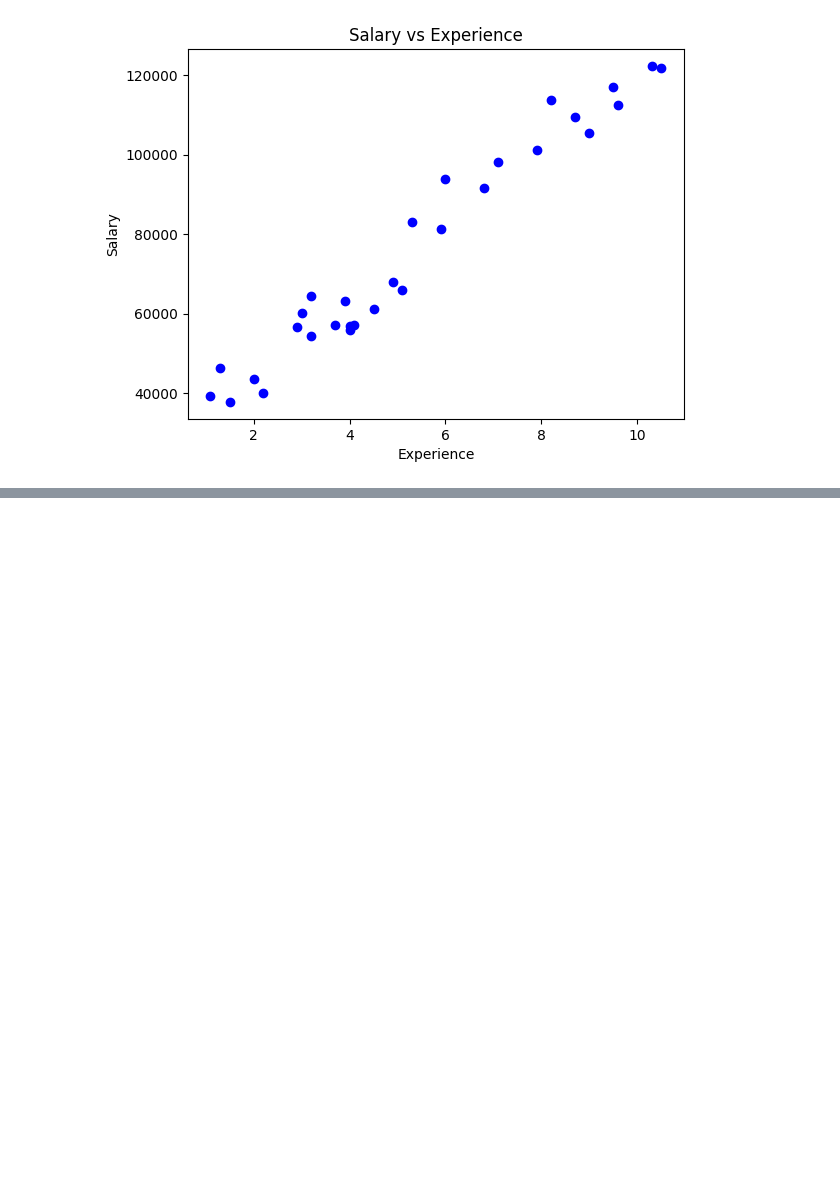
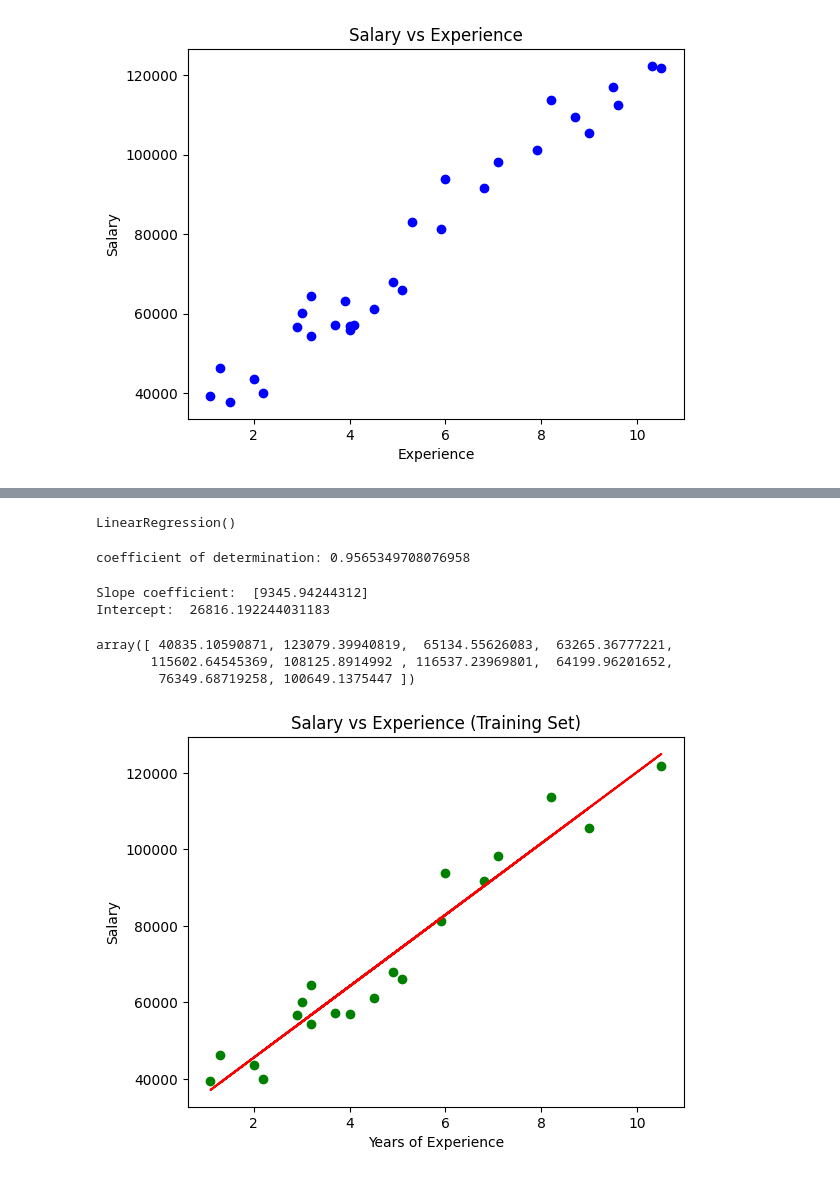
Before and after one commit to azhar258/BITS.Mtech, a Jupyter notebook: MLWebinar_Linear_Regression_18Nov.ipynb, the cells around one changed output, grey strips where cells are left out. Drawn from its saved outputs; the diff is of its cells as text; code cells hidden in the pictures; blank space fills up the shorter version.

```diff
--- a/MLWebinar_Linear_Regression_18Nov.ipynb
+++ b/MLWebinar_Linear_Regression_18Nov.ipynb
@@ -64,3 +64,9 @@ mtp.show
 # %% [output]
 <function matplotlib.pyplot.show(close=None, block=None)>
 [figure]
+# %%
+# /spilt data into train and test
+from sklearn.model_selection import train_test_split
+x_train, x_test, y_train, y_test = train_test_split(x, y, test_size=1/3, random_state=0)
+
+x_test
@@ -66,0 +84,42 @@ mtp.show
+# %%
+# fitting the simple linear regression model to the training dataset
+from sklearn.linear_model import LinearRegression
+
+# create model
+model = LinearRegression()
+# fit the model
+model.fit(x_train, y_train)
+# %% [output]
+LinearRegression()
+# %%
+# r-square value
+r_sq = model.score(x, y)
+print(f"coefficient of determination: {r_sq}")
+# %% [output]
+coefficient of determination: 0.9565349708076958
+# %%
+print('Slope coefficient: ', model.coef_)
+print('Intercept: ', model.intercept_)
+# %% [output]
+Slope coefficient:  [9345.94244312]
+Intercept:  26816.192244031183
+# %%
+# prediction of test and trainig set result
+x_pred = model.predict(x_train)
+x_pred
+y_pred = model.predict(x_test)
+y_pred
+# %% [output]
+array([ 40835.10590871, 123079.39940819,  65134.55626083,  63265.36777221,
+       115602.64545369, 108125.8914992 , 116537.23969801,  64199.96201652,
+        76349.68719258, 100649.1375447 ])
+# %%
+# visualize the fitted regression line
+mtp.scatter(x_train, y_train, color='green')
+mtp.plot(x_train, x_pred, color='red')
+mtp.title('Salary vs Experience (Training Set)')
+mtp.xlabel('Years of Experience')
+mtp.ylabel('Salary')
+mtp.show()
+# %% [output]
+[figure, added]
```
Also changed, not shown: parts of 8 cells of this notebook.
